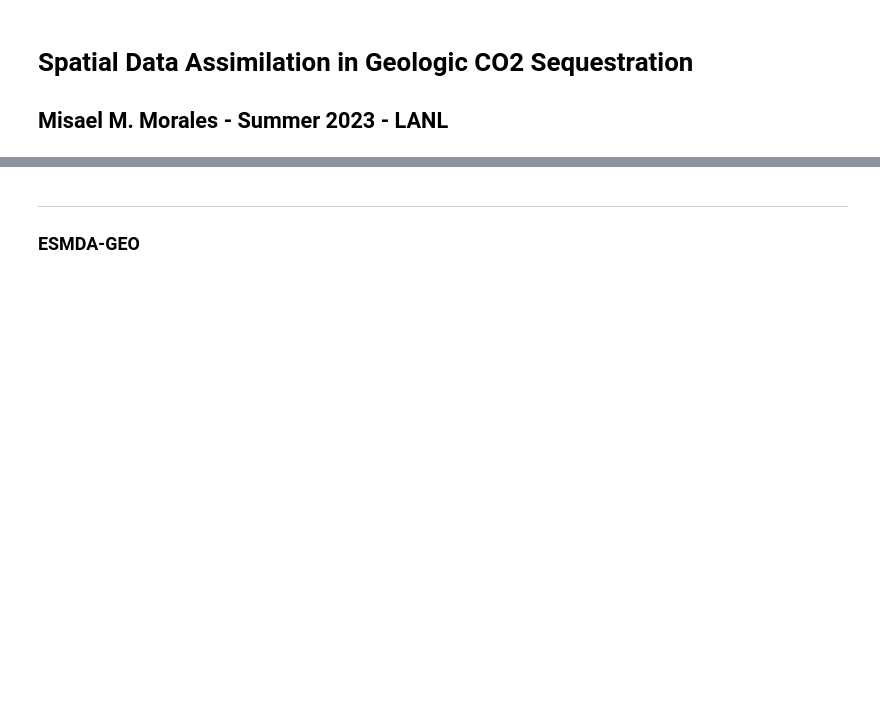
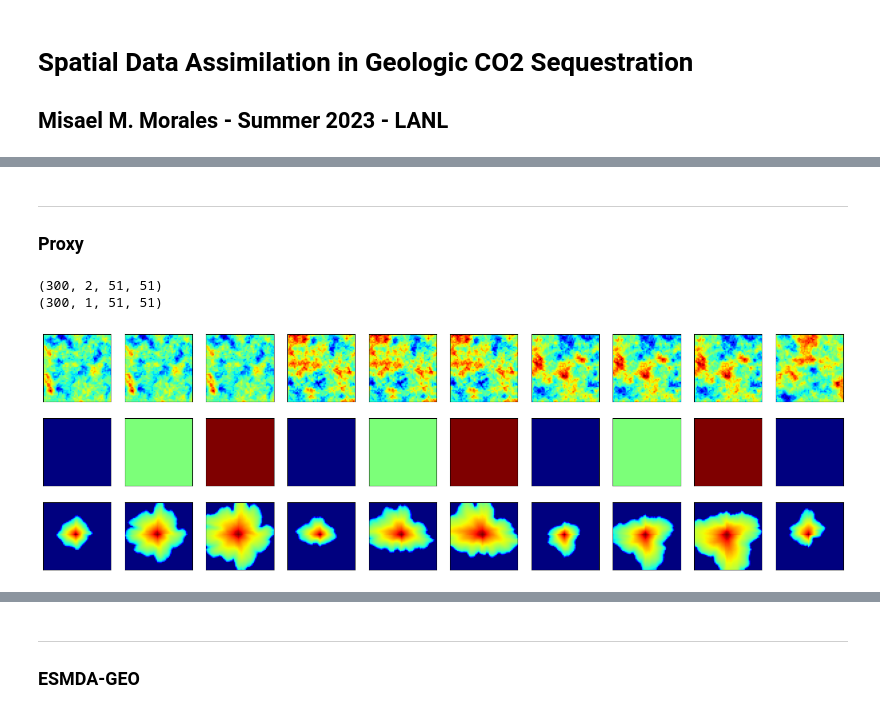
Before and after one commit to misaelmmorales/CO2-Spatial-Data-Assimilation, a Jupyter notebook: main.ipynb, the cells around one changed output, grey strips where cells are left out. Cells and saved outputs as stored; diff of their text form; code cells hidden in the pictures; blank space fills up the shorter version.

```diff
--- a/main.ipynb
+++ b/main.ipynb
@@ -31,0 +33,3 @@ Perm All shape: (101, 2601)
+# %% [markdown]
+***
+### Proxy
@@ -31,0 +41,23 @@ Perm All shape: (101, 2601)
+# %%
+t_steps = [1, 3, 5]
+perm_train = repmat(perm_ens, 1, 3).reshape(100,3,1,51,51)
+times = np.moveaxis((np.ones((100,1,51,51,3))*t_steps), -1,1).reshape(100,3,1,51,51)
+
+X_train = np.concatenate([perm_train, times], 2).reshape(300,2,51,51)
+print(X_train.shape)
+
+y_train = sat_ens.reshape(300,1,51,51)
+print(y_train.shape)
+
+fig, axs = plt.subplots(3, 10, figsize=(20,6))
+for j in range(10):
+    axs[0,j].imshow(X_train[j,0], 'jet')
+    axs[1,j].imshow(X_train[j,1], 'jet', vmin=1, vmax=5)
+    axs[2,j].imshow(y_train[j,0], 'jet')
+    for i in range(3):
+        axs[i,j].set(xticks=[], yticks=[])
+plt.show()
+# %% [output]
+(300, 2, 51, 51)
+(300, 1, 51, 51)
+[figure, added]
```
Also changed, not shown: parts of 6 cells of this notebook.
